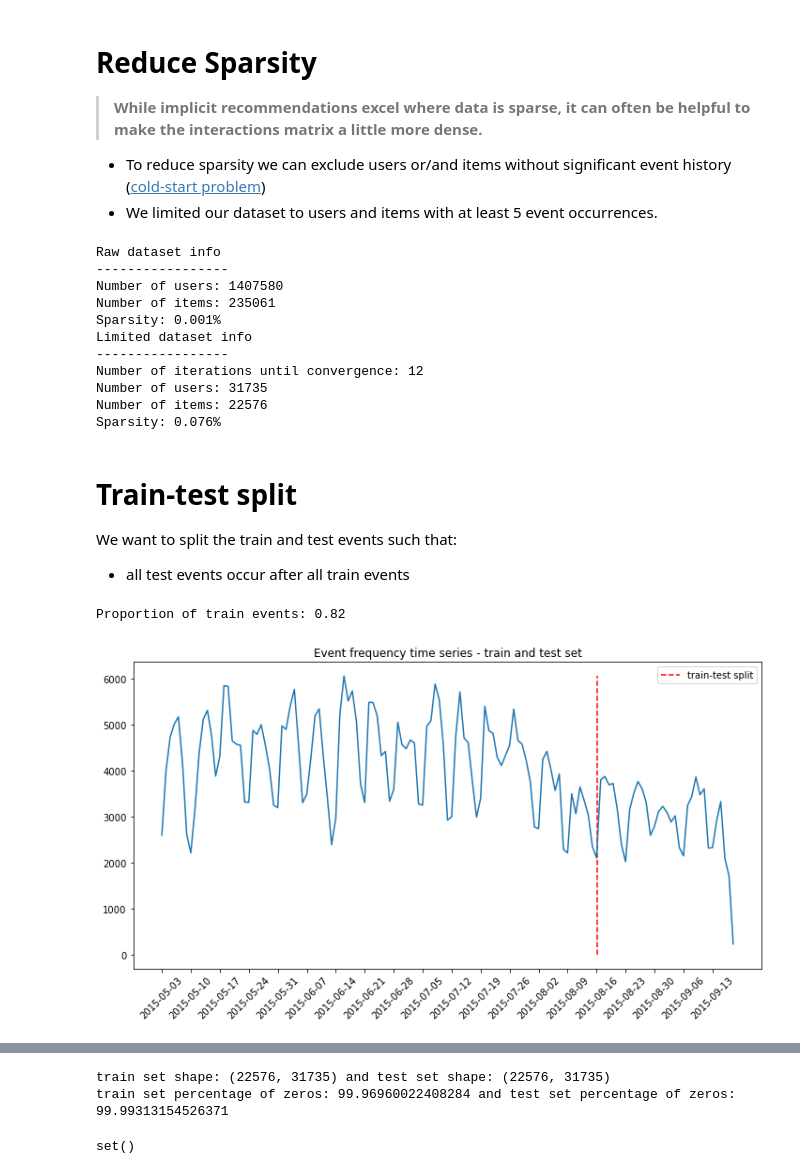
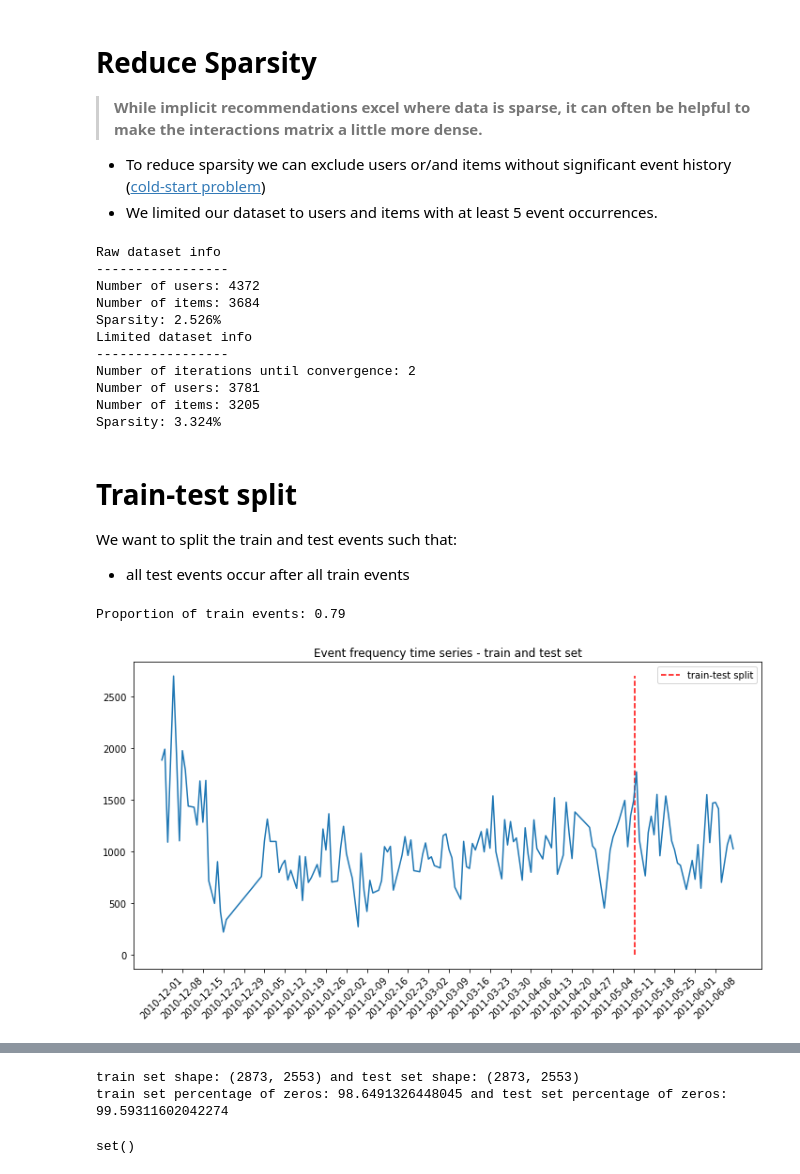
Before and after one commit to its-pedrofonseca/Business-Cases-With-Data-Science, a Jupyter notebook: BC4/BC4.ipynb, the cells around one changed output, grey strips where cells are left out. Drawn from its saved outputs; the diff is of its cells as text; code cells hidden in the pictures.

```diff
--- a/BC4/BC4.ipynb
+++ b/BC4/BC4.ipynb
@@ -105,4 +131,5 @@ dtype: float64
 # %%
-df[df.CustomerID.isna()]
+regularCustomers_df = df[~df.CustomerID.isna()]
+regularCustomers_df
 # %% [output]
 |  | TransactionId | ItemId | Description | Quantity | TransactionDate | UnitPrice | CustomerID | Country |
@@ -193,8 +174,8 @@ def threshold_ratings(df, uid_min, iid_min, max_iter=None):
     """Removes users and items with less than uid_min and iid_min event occurrences, respectively.
     Credits: https://www.ethanrosenthal.com/2016/10/19/implicit-mf-part-1/
     """
-    n_users = df['visitorid'].nunique()
-    n_items = df['itemid'].nunique()
+    n_users = df['CustomerID'].nunique()
+    n_items = df['ItemId'].nunique()
     sparsity = float(df.shape[0]) / float(n_users * n_items) * 100
     print('Raw dataset info \n-----------------')
     print('Number of users: {}'.format(n_users))
@@ -207,11 +188,11 @@ def threshold_ratings(df, uid_min, iid_min, max_iter=None):
         # items with freq less than iid_min, so we will have to alternate back and forth
         starting_shape = df.shape[0]  # number of existing events
 
-        uid_counts = df.groupby('visitorid').size()  # user id frequencies
-        df = df[~df['visitorid'].isin(uid_counts[uid_counts < uid_min].index.tolist())]  # keep events with users with frequency >= uid_min
+        uid_counts = df.groupby('CustomerID').size()  # user id frequencies
+        df = df[~df['CustomerID'].isin(uid_counts[uid_counts < uid_min].index.tolist())]  # keep events with users with frequency >= uid_min
 
-        iid_counts = df.groupby('itemid').size()  # item id frequencies
-        df = df[~df['itemid'].isin(iid_counts[iid_counts < iid_min].index.tolist())]  # keep events with items with frequency >= iid_min
+        iid_counts = df.groupby('ItemId').size()  # item id frequencies
+        df = df[~df['ItemId'].isin(iid_counts[iid_counts < iid_min].index.tolist())]  # keep events with items with frequency >= iid_min
 
         ending_shape = df.shape[0]  # number of existing events after filters
         i += 1
@@ -219,11 +200,11 @@ def threshold_ratings(df, uid_min, iid_min, max_iter=None):
             done = True
 
     if not max_iter:
-        assert(df.groupby('visitorid').size().min() >= uid_min)
-        assert(df.groupby('itemid').size().min() >= iid_min)
+        assert(df.groupby('CustomerID').size().min() >= uid_min)
+        assert(df.groupby('ItemId').size().min() >= iid_min)
 
-    n_users = df['visitorid'].nunique()
-    n_items = df['itemid'].nunique()
+    n_users = df['CustomerID'].nunique()
+    n_items = df['ItemId'].nunique()
     sparsity = float(df.shape[0]) / float(n_users * n_items) * 100
     print('Limited dataset info \n-----------------')
     print('Number of iterations until convergence: {}'.format(i))
@@ -233,49 +214,49 @@ def threshold_ratings(df, uid_min, iid_min, max_iter=None):
     return df
 # %%
 # get limited dataset
-df_limited = threshold_ratings(df, 7, 7)
+df_limited = threshold_ratings(regularCustomers_df, 10, 5)
 # %% [output]
 Raw dataset info
 -----------------
-Number of users: 1407580
-Number of items: 235061
-Sparsity: 0.001%
+Number of users: 4372
+Number of items: 3684
+Sparsity: 2.526%
 Limited dataset info
 -----------------
-Number of iterations until convergence: 12
-Number of users: 31735
-Number of items: 22576
-Sparsity: 0.076%
+Number of iterations until convergence: 2
+Number of users: 3781
+Number of items: 3205
+Sparsity: 3.324%
 # %% [markdown]
 # Train-test split
 We want to split the train and test events such that:
 - all test events occur after all train events
 # %%
 # Train-test split
-start_train = df_limited['timestamp'].min()
-start_test = start_train + pd.to_timedelta(15, unit='w')
+start_train = df_limited['TransactionDate'].min()
+start_test = start_train + pd.to_timedelta(23, unit='w')
 end_test = start_test + pd.to_timedelta(5, unit='w')
 
 # Create new limited df
-df_limited = df_limited.loc[(df_limited['timestamp'] > start_train) & (df_limited['timestamp'] <= end_test)]
+df_limited = df_limited.loc[(df_limited['TransactionDate'] > start_train) & (df_limited['TransactionDate'] <= end_test)]
 
 # Create train_split flag
-df_limited['train_split'] = (df_limited['timestamp'] <= start_test).astype(int)
+df_limited['train_split'] = (df_limited['TransactionDate'] <= start_test).astype(int)
 print("Proportion of train events: {:.2f}".format(df_limited['train_split'].mean()))
 # %% [output]
-Proportion of train events: 0.82
+Proportion of train events: 0.79
 # %%
 # Visualize train and test set
-data = pd.DatetimeIndex(df_limited['timestamp']).normalize().value_counts().sort_index()
+data = pd.DatetimeIndex(df_limited['TransactionDate']).normalize().value_counts().sort_index()
 fig = plt.figure(figsize=(12,6))
 plt.plot(data.index, data.values, linestyle="-")
 plt.xticks(np.arange(data.index[0], data.index[-1], pd.to_timedelta(7, unit='d')), rotation=45)
 plt.vlines(start_test, 0, data.max(), linestyles='dashed', color='r', label='train-test split')
 plt.legend()
 plt.title('Event frequency time series - train and test set')
 plt.show()
 # %% [output]
-[figure, old version]
+[figure, new version]
 # %% [markdown]
 # Create the train and test Rating Matrices
 
@@ -283,8 +264,8 @@ plt.show()
 # %%
 # the Categoricals data structure consists of a categories array and an integer array of codes which point to
 #    the real value in the categories array
-user_cat = df_limited['visitorid'].astype('category')
-item_cat = df_limited['itemid'].astype("category")
+user_cat = df_limited['CustomerID'].astype('category')
+item_cat = df_limited['ItemId'].astype("category")
 
 # create a sparse matrix of all the item/user/counts triples for the train set and test set
 # https://docs.scipy.org/doc/scipy/reference/generated/scipy.sparse.coo_matrix.html#scipy.sparse.coo_matrix
@@ -318,8 +299,8 @@ pzeros_train = 100 * (1 - item_user_train.count_nonzero() / (item_user_train.sha
 pzeros_test = 100 * (1 - item_user_test.count_nonzero() / (item_user_test.shape[0] * item_user_test.shape[1]))
 print(f"train set percentage of zeros: {pzeros_train} and test set percentage of zeros: {pzeros_test}")
 # %% [output]
-train set shape: (22576, 31735) and test set shape: (22576, 31735)
-train set percentage of zeros: 99.96960022408284 and test set percentage of zeros: 99.99313154526371
+train set shape: (2873, 2553) and test set shape: (2873, 2553)
+train set percentage of zeros: 98.6491326448045 and test set percentage of zeros: 99.59311602042274
 # %%
 # users with no items on the train set and not items on the test set
 zero_users_test = (np.squeeze(np.asarray(user_item_test.sum(axis=1))) == 0).nonzero()[0]
```
Also changed, not shown: parts of 31 cells of this notebook.
